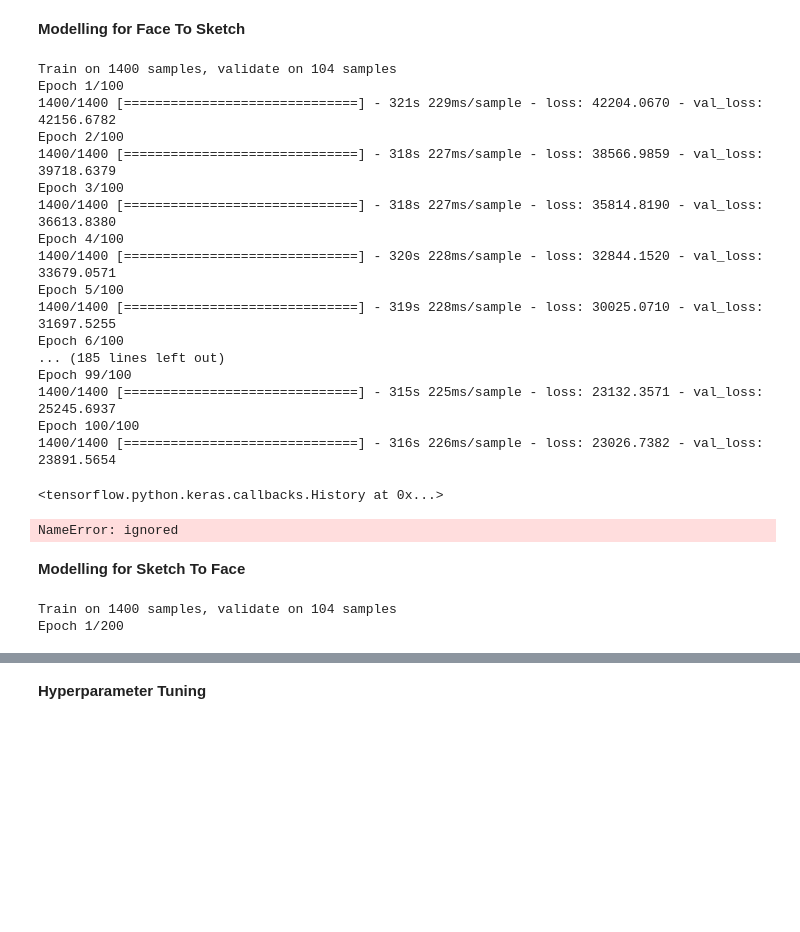
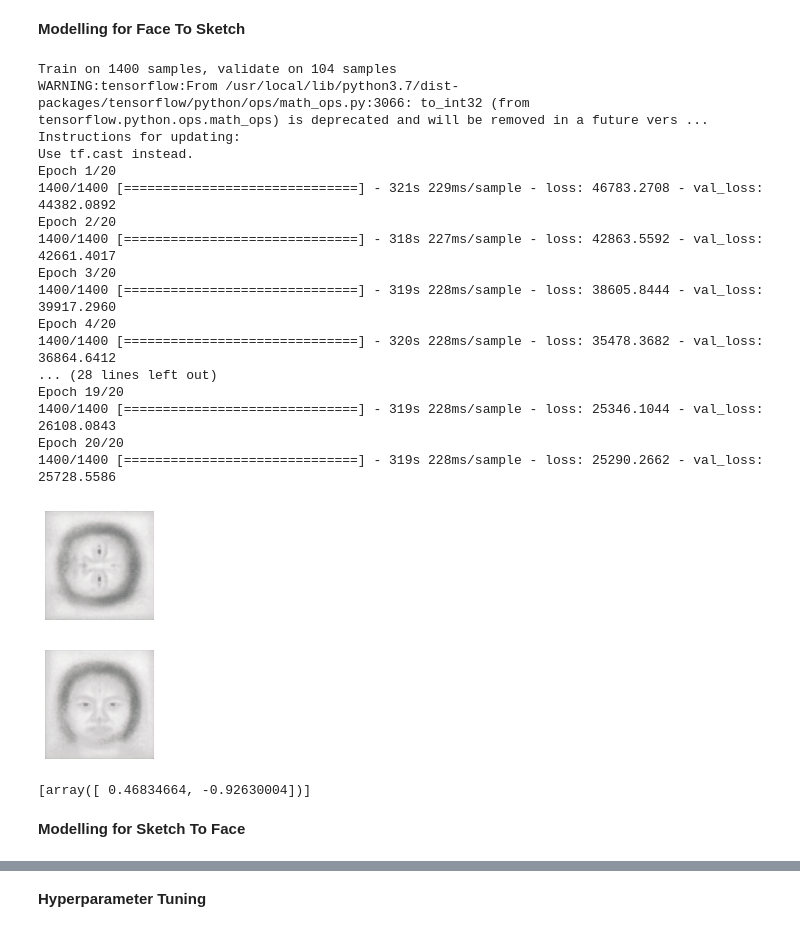
Before and after one commit to MithunKiniStar/AutoEncodersFaceSketch, a Jupyter notebook: Variational_Autoencoder.ipynb, the cells around one changed output, grey strips where cells are left out. Saved outputs shown, nothing was run; the diff lists cells and outputs as text; code cells hidden in the pictures; blank space fills up the shorter version.

```diff
--- a/Variational_Autoencoder.ipynb
+++ b/Variational_Autoencoder.ipynb
@@ -290,34 +290,47 @@ Train color image shape: (1400, 256, 256, 3)
 Test color image shape (104, 256, 256, 3)
 # %% [markdown]
 **Modelling for Face To Sketch**
-# %%
-vae.compile(optimizer='adam', loss=vae_loss)
-vae.fit(train_image, train_sketch_image,
-        epochs=100,
-        batch_size=80,
-        validation_data=(test_image, test_sketch_image))
-# %% [output]
-Train on 1400 samples, validate on 104 samples
-Epoch 1/100
-1400/1400 [==============================] - 321s 229ms/sample - loss: 42204.0670 - val_loss: 42156.6782
-Epoch 2/100
-1400/1400 [==============================] - 318s 227ms/sample - loss: 38566.9859 - val_loss: 39718.6379
-Epoch 3/100
-1400/1400 [==============================] - 318s 227ms/sample - loss: 35814.8190 - val_loss: 36613.8380
-Epoch 4/100
-1400/1400 [==============================] - 320s 228ms/sample - loss: 32844.1520 - val_loss: 33679.0571
-Epoch 5/100
-1400/1400 [==============================] - 319s 228ms/sample - loss: 30025.0710 - val_loss: 31697.5255
-Epoch 6/100
-... (185 lines left out)
-Epoch 99/100
-1400/1400 [==============================] - 315s 225ms/sample - loss: 23132.3571 - val_loss: 25245.6937
-Epoch 100/100
-1400/1400 [==============================] - 316s 226ms/sample - loss: 23026.7382 - val_loss: 23891.5654
-<tensorflow.python.keras.callbacks.History at 0x...>
+# %%
+vae.compile(optimizer='adam', loss=vae_loss)
+vae.fit(train_image, train_sketch_image,
+        epochs=20,
+        batch_size=80,
+        validation_data=(test_image, test_sketch_image))
+
+# Randomly sample one or more charachters and plot them
+random_chars = [np.random.normal(0, 1, latent_dim) for _ in range(1)]
+imgs = []
+for char in random_chars:
+    char = char.reshape(-1,2)
+    imgs.append(decoder.predict(char))
+
+imgs = [np.reshape(img,(image_width, image_height, 3)) for img in imgs]
+for img in imgs:
+    plt.figure(figsize=(2,2))
+    plt.axis('off')
+    plt.imshow(img, cmap='gray')
+# %% [output]
+Train on 1400 samples, validate on 104 samples
+WARNING:tensorflow:From /usr/local/lib/python3.7/dist-packages/tensorflow/python/ops/math_ops.py:3066: to_int32 (from tensorflow.python.ops.math_ops) is deprecated and will be removed in a future vers ...
+Instructions for updating:
+Use tf.cast instead.
+Epoch 1/20
+1400/1400 [==============================] - 321s 229ms/sample - loss: 46783.2708 - val_loss: 44382.0892
+Epoch 2/20
+1400/1400 [==============================] - 318s 227ms/sample - loss: 42863.5592 - val_loss: 42661.4017
+Epoch 3/20
+1400/1400 [==============================] - 319s 228ms/sample - loss: 38605.8444 - val_loss: 39917.2960
+Epoch 4/20
+1400/1400 [==============================] - 320s 228ms/sample - loss: 35478.3682 - val_loss: 36864.6412
+... (28 lines left out)
+Epoch 19/20
+1400/1400 [==============================] - 319s 228ms/sample - loss: 25346.1044 - val_loss: 26108.0843
+Epoch 20/20
+1400/1400 [==============================] - 319s 228ms/sample - loss: 25290.2662 - val_loss: 25728.5586
+[figure, added]
 # %%
 # Randomly sample one or more charachters and plot them
-random_chars = [np.random.normal(0, 1, latent_dim) for _ in range(1)]
+random_chars = [np.random.normal(0, 2, latent_dim) for _ in range(1)]
 imgs = []
 for char in random_chars:
     char = char.reshape(-1,2)
@@ -329,15 +342,10 @@ for img in imgs:
     plt.axis('off')
     plt.imshow(img, cmap='gray')
 # %% [output]
-NameError: ignored
+[figure, added]
+# %%
+random_chars
+# %% [output]
+[array([ 0.46834664, -0.92630004])]
 # %% [markdown]
 **Modelling for Sketch To Face**
-# %%
-vae.compile(optimizer='adam', loss=vae_loss)
-vae.fit(train_sketch_image, train_image,
-        epochs=200,
-        batch_size=16,
-        validation_data=(test_sketch_image, test_image))
-# %% [output]
-Train on 1400 samples, validate on 104 samples
-Epoch 1/200
```
Also changed, not shown: parts of 2 cells of this notebook.
